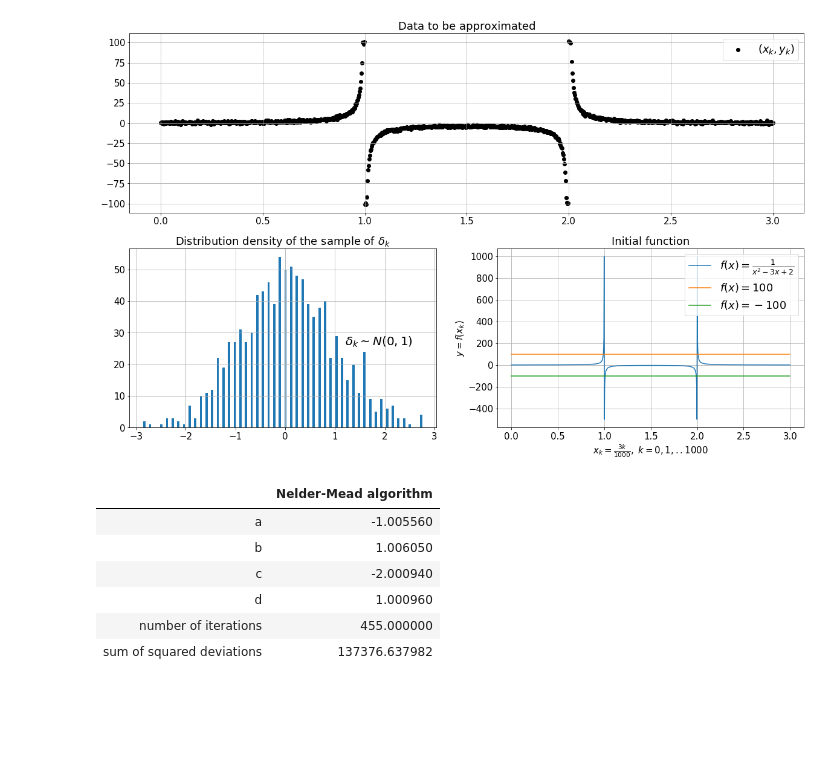
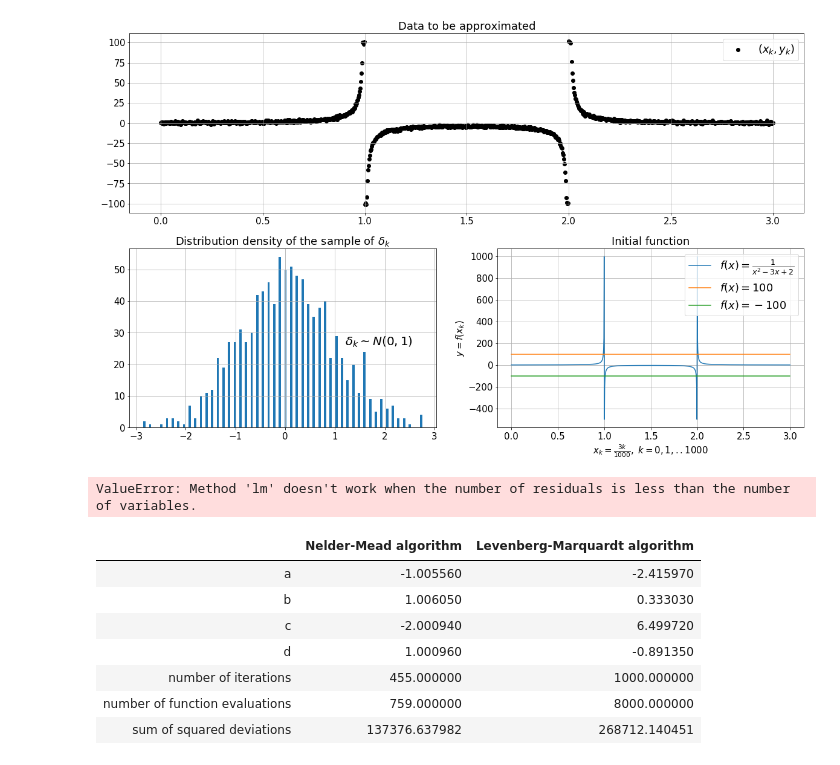
Before and after one commit to belpablo/Algorithms-21, a Jupyter notebook: Lab_4/Lab_4.ipynb, the cells around one changed output. Drawn from its saved outputs; the diff is of its cells as text; code cells hidden in the pictures; blank space fills up the shorter version.

```diff
--- a/Lab_4/Lab_4.ipynb
+++ b/Lab_4/Lab_4.ipynb
@@ -89,6 +89,33 @@ plt.show()
 fig.savefig('initial_distribution.png')
 # %% [output]
 [figure]
+# %%
+# LM trial
+
+def least_squares_func(args):
+
+    ans = 0
+    for i in range(len(x_arr)):
+        ans += np.square((args[0] * x_arr[i] + args[1]) / (x_arr[i] ** 2 + args[2] * x_arr[i] + args[3]) - y_arr[i])
+
+    return ans
+
+
+def Levenberg_Marquardt_scipy(initial_approx = np.ones(4),  eps = 1e-3):
+
+    res = least_squares(least_squares_func, initial_approx, xtol = eps)
+
+    n_digits = abs(int(round(np.log10(eps))))
+    params = [round(res.x[i], n_digits) for i in range(4)]
+
+    return np.array(params[:] + [res.nit, res.nfev, least_squares_func(params)])
+
+
+#Levenberg_Marquardt_scipy()
+res = least_squares(least_squares_func, np.ones(4), method = 'lm', xtol = 1e-3)
+res.nit
+# %% [output]
+ValueError: Method 'lm' doesn't work when the number of residuals is less than the number of variables.
 # %%
 # Working part:
 
@@ -100,7 +127,7 @@ def least_squares_func(args):
     return np.sum(np.square((args[0] * x_arr + args[1]) / (x_arr ** 2 + args[2] * x_arr + args[3]) - y_arr))
 
 
-def gradient_num(func, args, eps = 1e-5):
+def gradient_num(func, args, eps = 1e-3):
 
     '''each time the gradient is calculated, the function is evaluated for 8 times'''
 
@@ -114,66 +141,75 @@ def gradient_num(func, args, eps = 1e-5):
     return np.array([part_deriv_a,  part_deriv_b, part_deriv_c, part_deriv_d])
 
 
-def Nelder_Mead(initial_approx = np.ones(4), eps = 1e-5):
+def Nelder_Mead(initial_approx = np.ones(4), eps = 1e-3):
 
     res = minimize(least_squares_func, initial_approx, method = 'nelder-mead', options = {'xatol': eps, 'maxiter' : 1000})
 
     n_digits = abs(int(round(np.log10(eps))))
     params = [round(res.x[i], n_digits) for i in range(4)]
 
-    return np.array(params[:] + [res.nit, least_squares_func(params)])
+    return np.array(params[:] + [res.nit, res.nfev, least_squares_func(params)])
 
 
-def Levenberg_Marquardt(initial_approx = np.ones(4), eps = 1e-5):
+def Levenberg_Marquardt(initial_approx = np.ones(4), eps = 1e-3):
 
     reg_param = 0.1
     func_eval_num, iter_num = 0, 0
     args_prev = np.array(initial_approx)
 
-    jac = np.array([gradient_num(lambda args: approx_func(x_i, args), args_prev) for x_i in x_arr])
+    jac = np.array([gradient_num(lambda args: approx_func(x_i, args), args_prev, eps = eps / 10) for x_i in x_arr])
     inv_cond = np.linalg.inv(np.dot(jac.T, jac) + reg_param * np.diag(np.dot(jac.T, jac)) * np.eye(4))
 
     delta_arg = np.dot(inv_cond, np.dot(jac.T, y_arr - np.array([approx_func(x_i, args_prev) for x_i in x_arr])))
     args_curr = args_prev + delta_arg
 
     func_eval_num += 8
     iter_num += 1
 
-    while np.linalg.norm(args_curr - args_prev, np.inf) >= eps:
+    while (np.linalg.norm(args_curr - args_prev, np.inf) >= eps) and (iter_num < 1000):
 
         args_prev = args_curr[:]
 
-        jac = np.array([gradient_num(lambda args: approx_func(x_i, args), args_prev)for x_i in x_arr])
+        jac = np.array([gradient_num(lambda args: approx_func(x_i, args), args_prev, eps = eps / 10) for x_i in x_arr])
         inv_cond = np.linalg.inv(np.dot(jac.T, jac) + reg_param * np.diag(np.dot(jac.T, jac)) * np.eye(4))
         delta_arg = np.dot(inv_cond, np.dot(jac.T, y_arr - np.array([approx_func(x_i, args_prev) for x_i in x_arr])))
 
         args_curr = args_prev + delta_arg
 
         func_eval_num += 8
         iter_num += 1
 
     n_digits = abs(int(round(np.log10(eps))))
     params = [round(args_curr[i], n_digits) for i in range(4)]
 
-    return np.array(params[:] + [iter_num, least_squares_func(params)])
+    return np.array(params[:] + [iter_num, func_eval_num, least_squares_func(params)])
+
+
+def annealing_method(nitial_approx = np.ones(4), eps = 1e-3):
+    pass
 
 
 # Testing:--------------------------------------------------------------------------------------------------
-#algos_dict = {'Nelder-Mead algorithm': Nelder_Mead, 'Levenberg-Marquardt algorithm': Levenberg_Marquardt}
-algos_dict = {'Nelder-Mead algorithm': Nelder_Mead}
-df = pd.DataFrame(columns = list(algos_dict.keys()), index = list('abcd')[:] + ['number of iterations', 'sum of squared deviations'])
+algos_dict = {'Nelder-Mead algorithm': Nelder_Mead, 'Levenberg-Marquardt algorithm': Levenberg_Marquardt}
+#algos_dict = {'Nelder-Mead algorithm': Nelder_Mead}
+df = pd.DataFrame(columns = list(algos_dict.keys()), index = list('abcd')[:] + \
+                  ['number of iterations', 'number of function evaluations', 'sum of squared deviations'])
+
+#initial_approx = [0, 1, -3, 2]
+initial_approx = np.ones(4)
 
 for alg_name in list(algos_dict.keys()):
 
-    df[alg_name] = algos_dict[alg_name]()
+    df[alg_name] = algos_dict[alg_name](initial_approx = initial_approx, eps = 1e-5)
 
 df
 # %% [output]
-|  | Nelder-Mead algorithm |
-| a | -1.005560 |
-| b | 1.006050 |
-| c | -2.000940 |
-| d | 1.000960 |
-| number of iterations | 455.000000 |
-| sum of squared deviations | 137376.637982 |
+|  | Nelder-Mead algorithm | Levenberg-Marquardt algorithm |
+| a | -1.005560 | -2.415970 |
+| b | 1.006050 | 0.333030 |
+| c | -2.000940 | 6.499720 |
+| d | 1.000960 | -0.891350 |
+| number of iterations | 455.000000 | 1000.000000 |
+| number of function evaluations | 759.000000 | 8000.000000 |
+| sum of squared deviations | 137376.637982 | 268712.140451 |
 # %%
```
Also changed, not shown: parts of 7 cells of this notebook, 1 other file.
